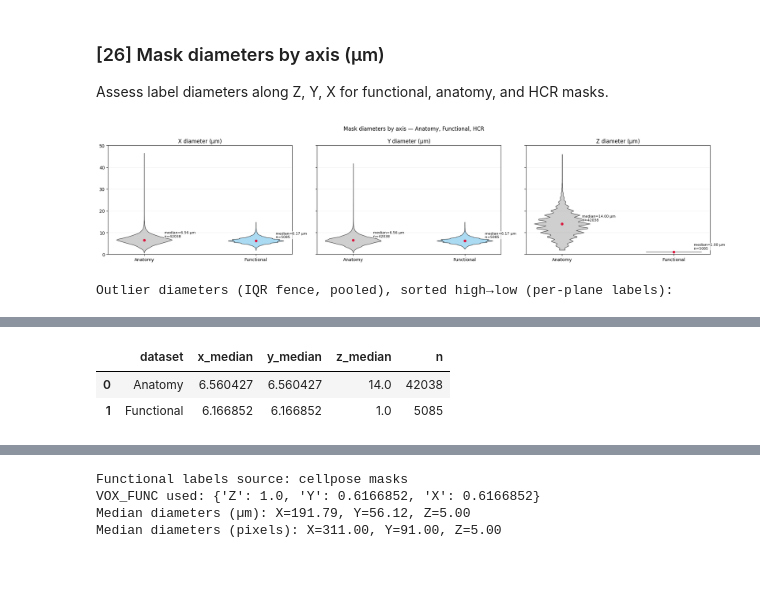
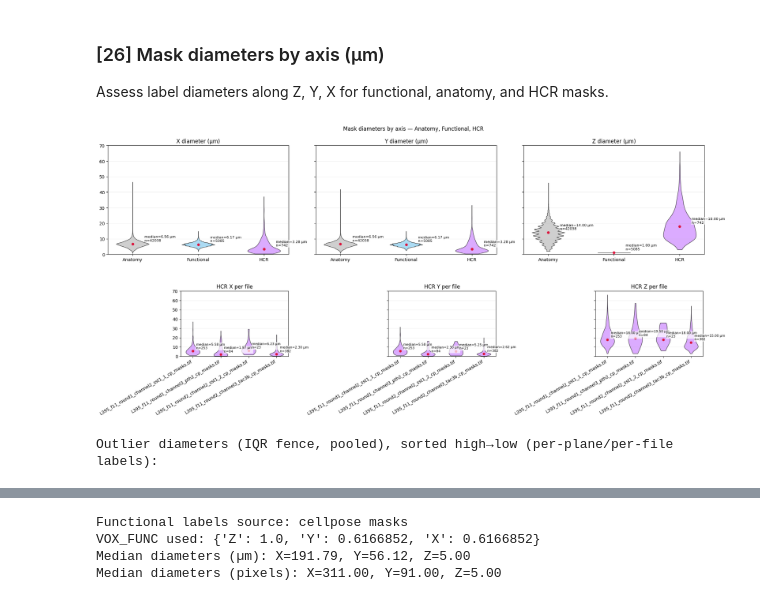
Before and after one commit to LarschLab/ddharmap-ANTs, a Jupyter notebook: 2PF_to_HCR.ipynb, the cells around one changed output, grey strips where cells are left out. Drawn from its saved outputs; the diff is of its cells as text; code cells hidden in the pictures; blank space fills up the shorter version.

```diff
--- a/2PF_to_HCR.ipynb
+++ b/2PF_to_HCR.ipynb
@@ -596,6 +687,15 @@ if isinstance(globals().get("VOX_ANAT_MANUAL", None), dict):
             try: VOX_ANAT[ax] = float(v)
             except Exception: VOX_ANAT[ax] = v
 
+if isinstance(globals().get("VOX_HCR_MANUAL", None), dict):
+    if VOX_HCR is None:
+        VOX_HCR = {}
+    for ax in ("X","Y","Z"):
+        v = VOX_HCR_MANUAL.get(ax)
+        if v is not None:
+            try: VOX_HCR[ax] = float(v)
+            except Exception: VOX_HCR[ax] = v
+
 VOX_FUNC = VOX_FUNC_BY_PATH.get(str(func_paths[0]), {}) if func_paths else {}
 print("Voxel sizes (µm): func_by_path=", VOX_FUNC_BY_PATH, "anat=", VOX_ANAT, "hcr=", VOX_HCR)
 # %% [output]
@@ -1175,23 +1275,36 @@ if func_labels is not None:
         df_func_diam['dataset'] = 'Functional'
         dfs.append(df_func_diam)
 
-HCR_LABELS_PATH = globals().get('HCR_LABELS_PATH', None)
-hcr_labels = _load_labels_or_none(HCR_LABELS_PATH) if HCR_LABELS_PATH is not None else None
-if hcr_labels is not None:
-    hcr_3d = hcr_labels if hcr_labels.ndim == 3 else hcr_labels[None, ...]
+HCR_LABELS_PATHS = globals().get('HCR_LABELS_PATHS', []) if 'HCR_LABELS_PATHS' in globals() else []
+if (not HCR_LABELS_PATHS) and 'HCR_LABELS_PATH' in globals() and HCR_LABELS_PATH:
+    HCR_LABELS_PATHS = [HCR_LABELS_PATH]
+
+hcr_dfs = []
+for hp in HCR_LABELS_PATHS:
+    hl = _load_labels_or_none(hp)
+    if hl is None:
+        continue
+    hcr_3d = hl if hl.ndim == 3 else hl[None, ...]
     vox_h = {
         'Z': float(VOX_HCR.get('Z',1.0)) if 'VOX_HCR' in globals() and VOX_HCR else 1.0,
         'Y': float(VOX_HCR.get('Y',1.0)) if 'VOX_HCR' in globals() and VOX_HCR else 1.0,
         'X': float(VOX_HCR.get('X',1.0)) if 'VOX_HCR' in globals() and VOX_HCR else 1.0,
     }
-    df_hcr_diam = diameters_um_from_array(hcr_3d, vox_h)
-    df_hcr_diam['dataset'] = 'HCR'
-    dfs.append(df_hcr_diam)
+    df_h = diameters_um_from_array(hcr_3d, vox_h)
+    df_h['dataset'] = 'HCR'
+    df_h['file'] = Path(hp).name
+    hcr_dfs.append(df_h)
+if hcr_dfs:
+    dfs.append(pd.concat(hcr_dfs, ignore_index=True))
 
 if not dfs:
     print('No label volumes available for diameter analysis.')
 else:
     df_all = pd.concat(dfs, ignore_index=True)
+    try:
+        df_all.to_pickle(OUTDIR / 'diameters_df_all.pkl')
+    except Exception:
+        pass
     cats_plot = ['Anatomy','Functional','HCR']
     present = [c for c in cats_plot if c in df_all['dataset'].unique()]
 
@@ -1249,6 +1362,38 @@ else:
     _plt.tight_layout()
     _plt.show()
 
+    # HCR per-file diameters (one violin per file, pooled by axis)
+    if 'HCR' in present and 'file' in df_all.columns and df_all.loc[df_all['dataset']=='HCR', 'file'].notna().any():
+        hcr_sub = df_all[df_all['dataset']=='HCR'].copy()
+        hcr_files = list(hcr_sub['file'].dropna().unique())
+        if hcr_files:
+            fig2, axes2 = _plt.subplots(1, 3, figsize=(20, 4.5), sharey=True)
+            if not hasattr(axes2, '__len__'):
+                axes2 = [axes2]
+            for ax, axis_col in zip(axes2, axis_cols):
+                ser = [hcr_sub.loc[hcr_sub['file']==fn, axis_col].to_numpy(dtype=float) for fn in hcr_files]
+                if not any(a.size for a in ser):
+                    ax.set_visible(False)
+                    continue
+                parts = ax.violinplot(ser, showmeans=False, showmedians=False, showextrema=False)
+                for pc in parts['bodies']:
+                    pc.set_facecolor('#cc88ff'); pc.set_edgecolor('black'); pc.set_alpha(0.7)
+                x_offset = 0.12; y_offset = 0.02 * y_max
+                for i, vals in enumerate(ser, start=1):
+                    if vals.size:
+                        med = float(_np.median(vals))
+                        ax.scatter([i], [med], color='crimson', zorder=3, s=24)
+                        ax.text(i + x_offset, med + y_offset, f"median={med:.2f} µm\nn={vals.size}",
+                                va='bottom', ha='left', fontsize=7.5, bbox=dict(facecolor='white', alpha=0.7, edgecolor='none', pad=1.0), clip_on=False, zorder=4)
+                ax.set_title(f"HCR {axis_col.split('_')[0].upper()} per file")
+                ax.set_xticks(range(1, len(hcr_files)+1))
+                ax.set_xticklabels(hcr_files, rotation=30, ha='right')
+                ax.set_ylim(0, y_max)
+                ax.set_yticks(yticks)
+                ax.grid(axis='y', alpha=0.2)
+            _plt.tight_layout()
+            _plt.show()
+
     axis_name_map = {'x_um':'X', 'y_um':'Y', 'z_um':'Z'}
     outlier_rows = []
     for ds in present:
@@ -1275,38 +1420,41 @@ else:
                     entry['label'] = int(row['label'])
                 if ds == 'Functional' and 'plane_idx' in row and not pd.isna(row['plane_idx']):
                     entry['plane_idx'] = int(row['plane_idx'])
+                if 'file' in row and not pd.isna(row['file']):
+                    entry['file'] = row['file']
                 outlier_rows.append(entry)
     if outlier_rows:
         out_df = pd.DataFrame(outlier_rows).sort_values(['dataset','axis','diameter_um'], ascending=[True, True, False]).reset_index(drop=True)
-        print('Outlier diameters (IQR fence, pooled), sorted high→low (per-plane labels):')
+        print('Outlier diameters (IQR fence, pooled), sorted high→low (per-plane/per-file labels):')
         try:
             from IPython.display import HTML, display  # type: ignore
             html = out_df.to_html(index=False)
             display(HTML(f"<div style='max-height:320px; overflow-y:auto'>{html}</div>"))
         except Exception:
             print(out_df.to_string(index=False))
     else:
         print('No diameter outliers found.')
 
 
     rows = []
     for ds in present:
         sub = df_all[df_all['dataset']==ds]
         if sub.empty:
             rows.append({'dataset': ds, 'x_median': _np.nan, 'y_median': _np.nan, 'z_median': _np.nan, 'n': 0})
         else:
             rows.append({
                 'dataset': ds,
                 'x_median': float(_np.median(sub['x_um'])) if len(sub['x_um']) else _np.nan,
                 'y_median': float(_np.median(sub['y_um'])) if len(sub['y_um']) else _np.nan,
                 'z_median': float(_np.median(sub['z_um'])) if len(sub['z_um']) else _np.nan,
                 'n': int(len(sub)),
             })
     med_table = pd.DataFrame(rows)
     try:
         display(med_table)
     except Exception:
         print(med_table.to_string(index=False))
 # %% [output]
-[figure, old version]
+[figure, new version]
+[figure, added]
-Outlier diameters (IQR fence, pooled), sorted high→low (per-plane labels):
+Outlier diameters (IQR fence, pooled), sorted high→low (per-plane/per-file labels):
@@ -1330,3 +1465,0 @@ Outlier diameters (IQR fence, pooled), sorted high→low (per-plane labels):
-|  | dataset | x_median | y_median | z_median | n |
-| 0 | Anatomy | 6.560427 | 6.560427 | 14.0 | 42038 |
-| 1 | Functional | 6.166852 | 6.166852 | 1.0 | 5085 |
```
Also changed, not shown: parts of 22 cells of this notebook, 6 other files.
